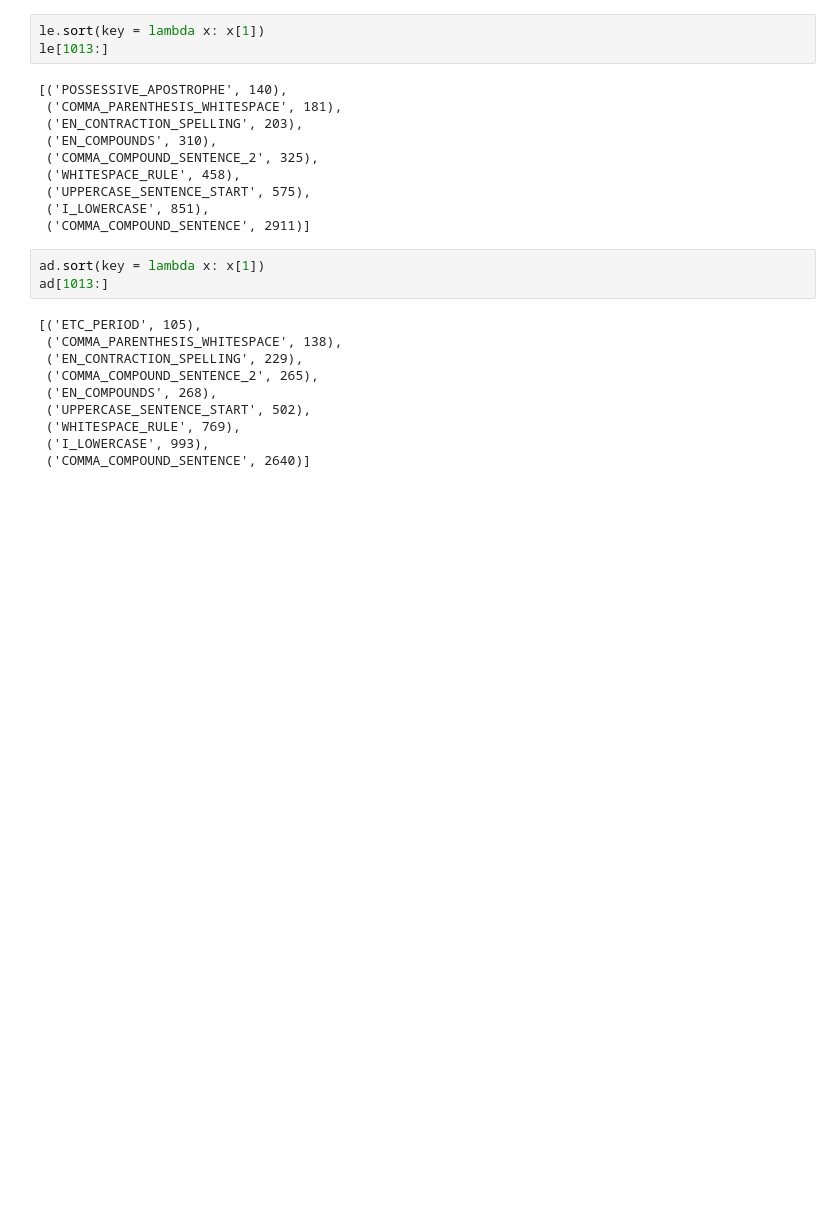
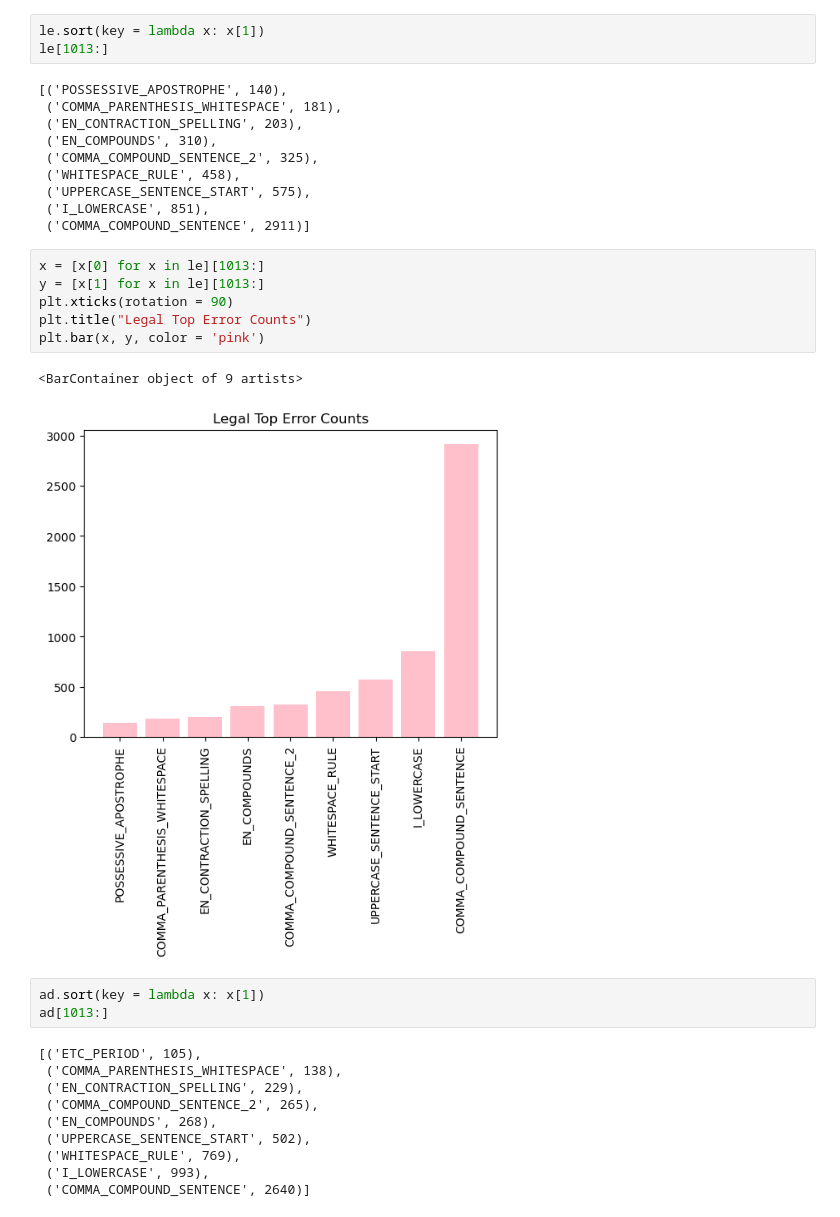
Before and after one commit to Data-Science-for-Linguists-2023/For-Reddit-Grammaticality-Analysis, a Jupyter notebook: notebooks/dataAnalysis2.ipynb, the cells around one changed output. Saved outputs shown, nothing was run; the diff lists cells and outputs as text; blank space fills up the shorter version.

```diff
--- a/notebooks/dataAnalysis2.ipynb
+++ b/notebooks/dataAnalysis2.ipynb
@@ -328,6 +351,15 @@ le[1013:]
  ('UPPERCASE_SENTENCE_START', 575),
  ('I_LOWERCASE', 851),
  ('COMMA_COMPOUND_SENTENCE', 2911)]
+# %%
+x = [x[0] for x in le][1013:]
+y = [x[1] for x in le][1013:]
+plt.xticks(rotation = 90)
+plt.title("Legal Top Error Counts")
+plt.bar(x, y, color = 'pink')
+# %% [output]
+<BarContainer object of 9 artists>
+[figure, added]
 # %%
 ad.sort(key = lambda x: x[1])
 ad[1013:]
```
Also changed, not shown: parts of 17 cells of this notebook.
